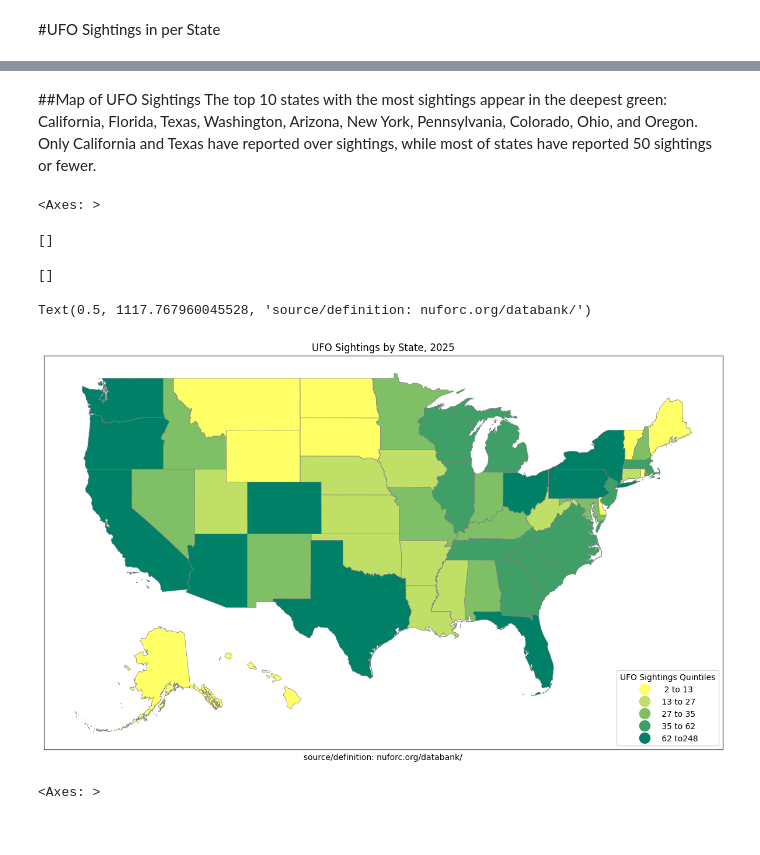
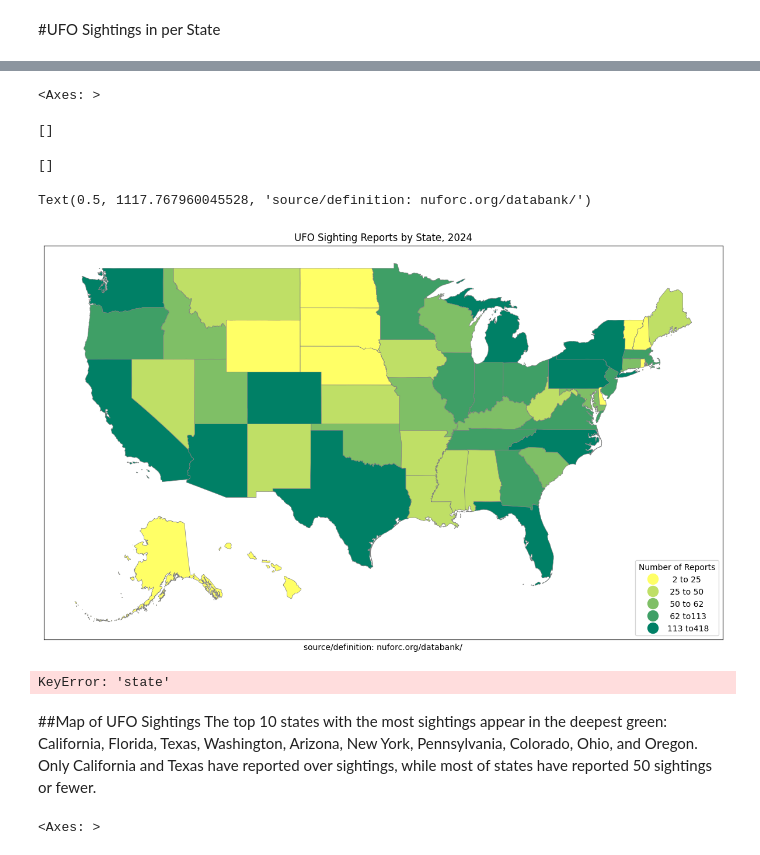
Before and after one commit to carlavilla/GIS, a Jupyter notebook: PS3_GIS_CV.ipynb, the cells around one changed output, grey strips where cells are left out. Saved outputs shown, nothing was run; the diff lists cells and outputs as text; code cells hidden in the pictures.

```diff
--- a/PS3_GIS_CV.ipynb
+++ b/PS3_GIS_CV.ipynb
@@ -720,2 +696,30 @@ spooky1[['state', 'count', '_merge']]
+# %%
+spooky_ufo.rename(columns={'count': 'ufo_reps'}, inplace=True) #changing name of "count" variable so it's easier to distinguish later
+# %%
+fig, ax = plt.subplots(1, figsize=(15, 30))
+ax.set_aspect('equal')
+spooky_ufo.plot(ax=ax,column='ufo_reps',legend=True,cmap='summer_r',
+          scheme='quantiles',k=5, edgecolor='grey',linewidth=.5,
+          legend_kwds= {"fmt": "{:,.0f}",'loc':'lower right','markerscale':1.4})
+leg1 = ax.get_legend()
+leg1.set_title('''Number of Reports''')
+ax.title.set_text("UFO Sighting Reports by State, 2024")
+ax.set_xticks([])
+ax.set_yticks([])
+ax.set_xlabel('''source/definition: nuforc.org/databank/''')
+
+for lbl in leg1.get_texts():
+        label_text = lbl.get_text()
+        new_text = label_text.replace(', ', ' to')
+        lbl.set_text(new_text)
+# %% [output]
+<Axes: >
+[]
+[]
+Text(0.5, 1117.767960045528, 'source/definition: nuforc.org/databank/')
+[figure, added]
 # %%
-spooky2 = pd.merge(UStates, ufocount, on='state',how='inner',indicator=False)
+spooky_ufo_pc= pd.merge(UStates, ufocap.rename('UFO_sight_per_capita'), on='state',how='inner',indicator=False)
+spooky_ufo_pc.info()
+# %% [output]
+KeyError: 'state'
@@ -724,29 +743,6 @@ spooky2.rename(columns={'count': 'ufo_sights'}, inplace=True) #changing name of
 # %% [markdown]
 ##Map of UFO Sightings
 The top 10 states with the most sightings appear in the deepest green: California, Florida, Texas, Washington, Arizona, New York, Pennsylvania, Colorado, Ohio, and Oregon. Only California and Texas have reported over  sightings, while most of states have reported 50 sightings or fewer.
-# %%
-fig, ax = plt.subplots(1, figsize=(15, 30))
-ax.set_aspect('equal')
-spooky2.plot(ax=ax,column='ufo_sights',legend=True,cmap='summer_r',
-          scheme='quantiles',k=5, edgecolor='grey',linewidth=.5,
-          legend_kwds= {"fmt": "{:,.0f}",'loc':'lower right','markerscale':1.4})
-leg1 = ax.get_legend()
-leg1.set_title('''UFO Sightings Quintiles''')
-ax.title.set_text("UFO Sightings by State, 2025")
-ax.set_xticks([])
-ax.set_yticks([])
-ax.set_xlabel('''source/definition: nuforc.org/databank/''')
-
-for lbl in leg1.get_texts():
-        label_text = lbl.get_text()
-        new_text = label_text.replace(', ', ' to')
-        lbl.set_text(new_text)
-# %% [output]
-<Axes: >
-[]
-[]
-Text(0.5, 1117.767960045528, 'source/definition: nuforc.org/databank/')
-[figure, removed]
 # %%
 fig, ax = plt.subplots(1, figsize=(15, 30))
 ax.set_aspect('equal')
```
Also changed, not shown: parts of 9 cells of this notebook.
